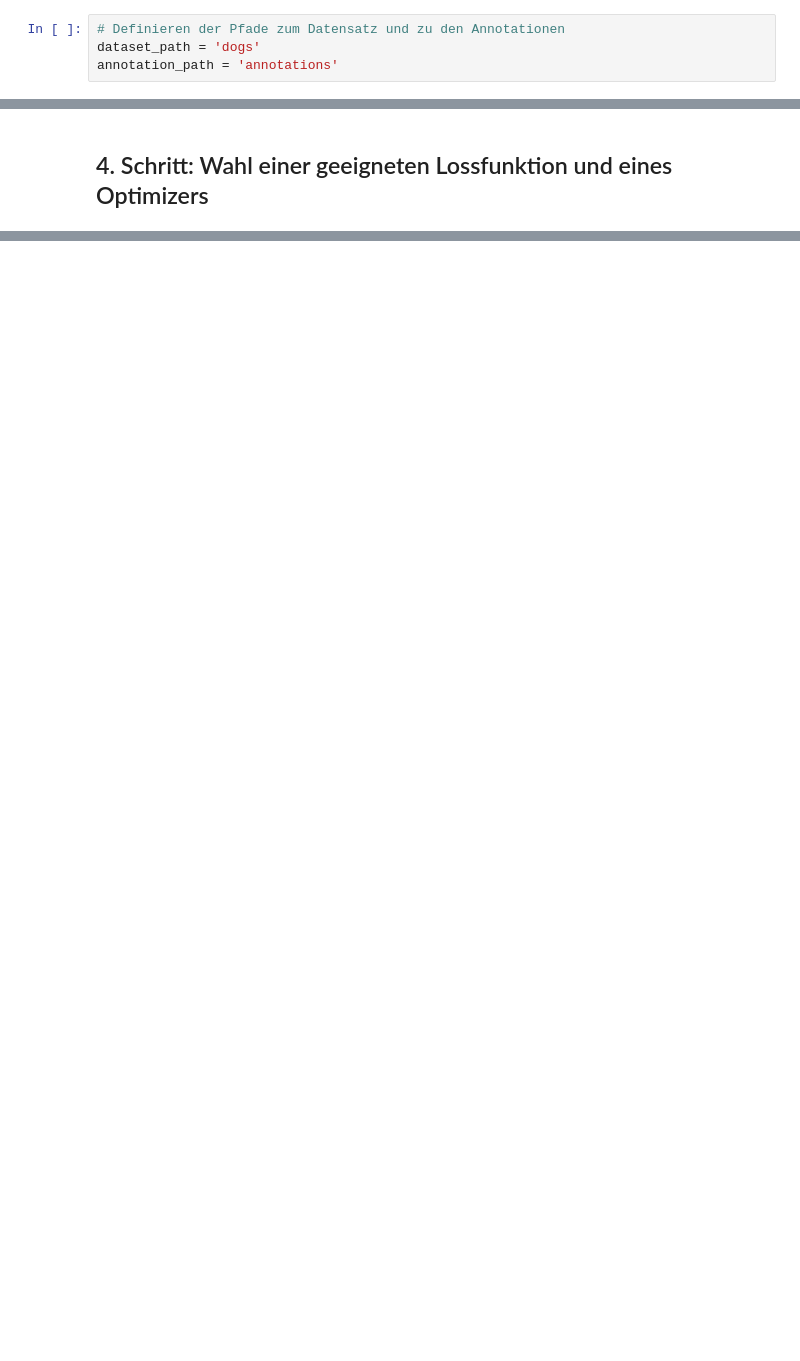
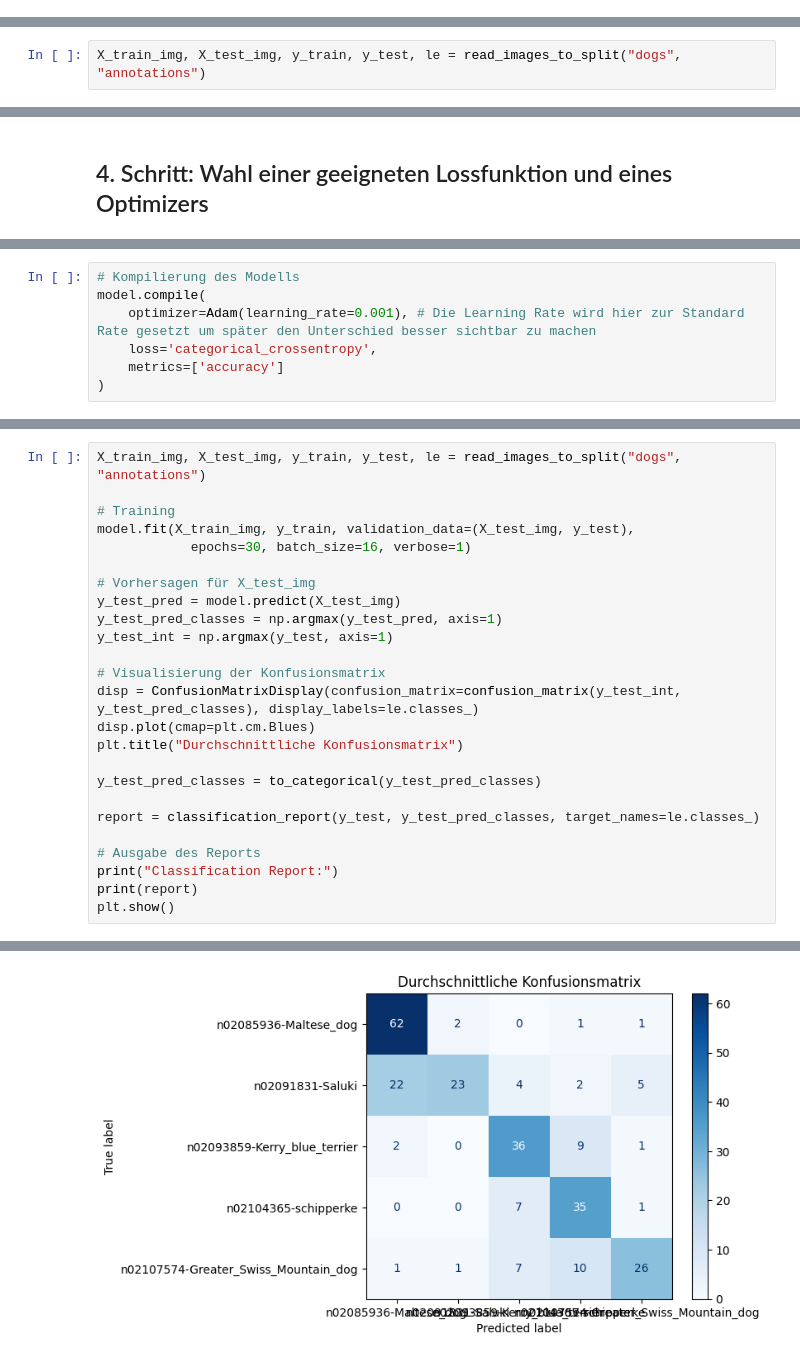
Before and after one commit to GreatKampfstern/ML, a Jupyter notebook: DeepLearning.ipynb, the cells around one changed output, grey strips where cells are left out. Cells and saved outputs as stored; diff of their text form; blank space fills up the shorter version.

```diff
--- a/DeepLearning.ipynb
+++ b/DeepLearning.ipynb
@@ -13,4 +18,0 @@ from sklearn.preprocessing import LabelEncoder
-# %%
-# Definieren der Pfade zum Datensatz und zu den Annotationen
-dataset_path = 'dogs'
-annotation_path = 'annotations'
@@ -73,0 +83,2 @@ else:
+# %%
+X_train_img, X_test_img, y_train, y_test, le = read_images_to_split("dogs", "annotations")
@@ -166 +195,8 @@ print(f"Standardabweichung der Validierungsgenauigkeiten: {np.std(scores)}")
+# %%
+# Kompilierung des Modells
+model.compile(
+    optimizer=Adam(learning_rate=0.001), # Die Learning Rate wird hier zur Standard Rate gesetzt um später den Unterschied besser sichtbar zu machen
+    loss='categorical_crossentropy',
+    metrics=['accuracy']
+)
 # %% [markdown]
@@ -167,0 +261,26 @@ print(f"Standardabweichung der Validierungsgenauigkeiten: {np.std(scores)}")
+# %%
+X_train_img, X_test_img, y_train, y_test, le = read_images_to_split("dogs", "annotations")
+
+# Training
+model.fit(X_train_img, y_train, validation_data=(X_test_img, y_test),
+            epochs=30, batch_size=16, verbose=1)
+
+# Vorhersagen für X_test_img
+y_test_pred = model.predict(X_test_img)
+y_test_pred_classes = np.argmax(y_test_pred, axis=1)
+y_test_int = np.argmax(y_test, axis=1)
+
+# Visualisierung der Konfusionsmatrix
+disp = ConfusionMatrixDisplay(confusion_matrix=confusion_matrix(y_test_int, y_test_pred_classes), display_labels=le.classes_)
+disp.plot(cmap=plt.cm.Blues)
+plt.title("Durchschnittliche Konfusionsmatrix")
+
+y_test_pred_classes = to_categorical(y_test_pred_classes)
+
+report = classification_report(y_test, y_test_pred_classes, target_names=le.classes_)
+
+# Ausgabe des Reports
+print("Classification Report:")
+print(report)
+plt.show()
+# %% [output]
@@ -167,0 +304 @@ print(f"Standardabweichung der Validierungsgenauigkeiten: {np.std(scores)}")
+[figure, added]
```
Also changed, not shown: parts of 19 cells of this notebook, 2 other files.
